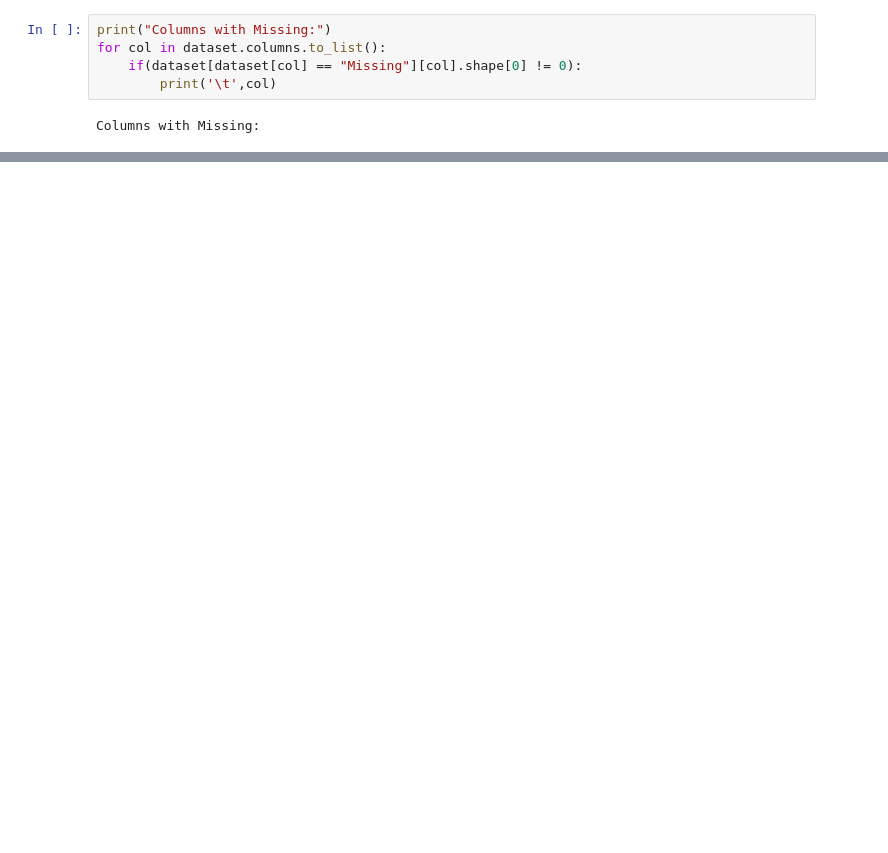
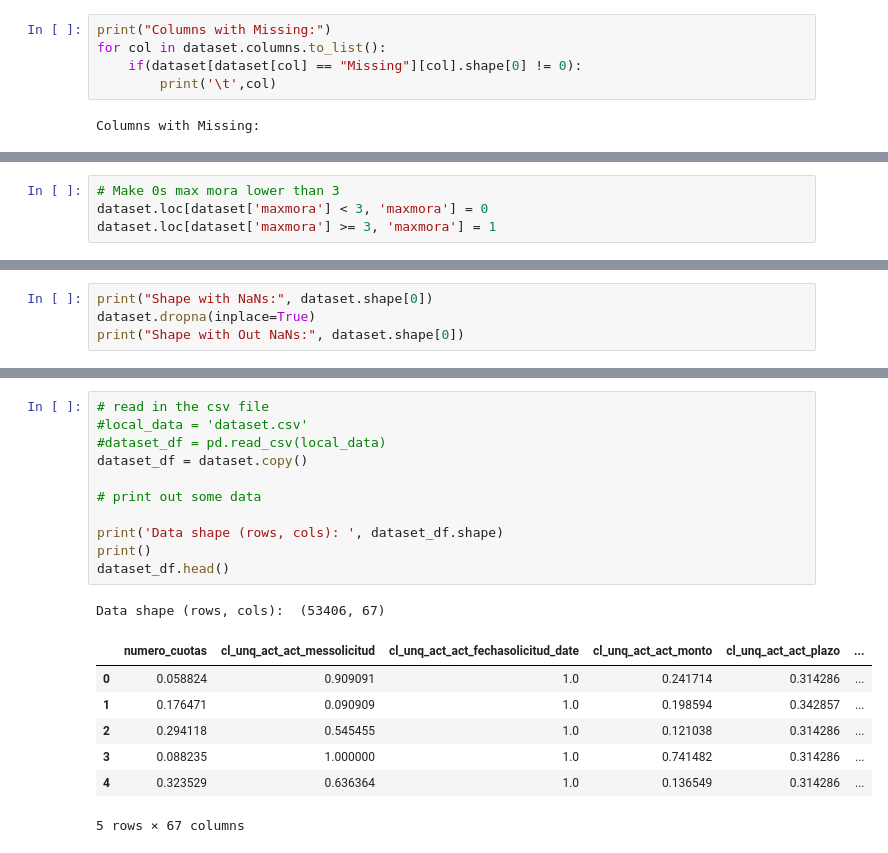
Before and after one commit to javicordon/ml-demo, a Jupyter notebook: packages/randomForest_classifier/manual.ipynb, the cells around one changed output, grey strips where cells are left out. Cells and saved outputs as stored; diff of their text form; blank space fills up the shorter version.

```diff
--- a/packages/randomForest_classifier/manual.ipynb
+++ b/packages/randomForest_classifier/manual.ipynb
@@ -227,0 +141,4 @@ load_params(file_name = f"{config.BEST_PARAMS_SAVE_FILE}_{_version}.csv")
+# %%
+# Make 0s max mora lower than 3
+dataset.loc[dataset['maxmora'] < 3, 'maxmora'] = 0
+dataset.loc[dataset['maxmora'] >= 3, 'maxmora'] = 1
@@ -227,0 +194,4 @@ load_params(file_name = f"{config.BEST_PARAMS_SAVE_FILE}_{_version}.csv")
+# %%
+print("Shape with NaNs:", dataset.shape[0])
+dataset.dropna(inplace=True)
+print("Shape with Out NaNs:", dataset.shape[0])
@@ -227,0 +229,20 @@ load_params(file_name = f"{config.BEST_PARAMS_SAVE_FILE}_{_version}.csv")
+# %%
+# read in the csv file
+#local_data = 'dataset.csv'
+#dataset_df = pd.read_csv(local_data)
+dataset_df = dataset.copy()
+
+# print out some data
+
+print('Data shape (rows, cols): ', dataset_df.shape)
+print()
+dataset_df.head()
+# %% [output]
+Data shape (rows, cols):  (53406, 67)
+|  | numero_cuotas | cl_unq_act_act_messolicitud | cl_unq_act_act_fechasolicitud_date | cl_unq_act_act_monto | cl_unq_act_act_plazo | ... |
+| 0 | 0.058824 | 0.909091 | 1.0 | 0.241714 | 0.314286 | ... |
+| 1 | 0.176471 | 0.090909 | 1.0 | 0.198594 | 0.342857 | ... |
+| 2 | 0.294118 | 0.545455 | 1.0 | 0.121038 | 0.314286 | ... |
+| 3 | 0.088235 | 1.000000 | 1.0 | 0.741482 | 0.314286 | ... |
+| 4 | 0.323529 | 0.636364 | 1.0 | 0.136549 | 0.314286 | ... |
+5 rows × 67 columns
```
Also changed, not shown: parts of 95 cells of this notebook, 3 other files.
